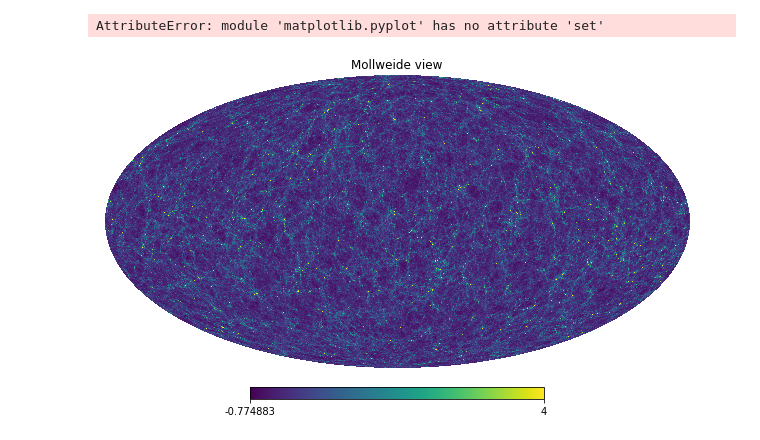
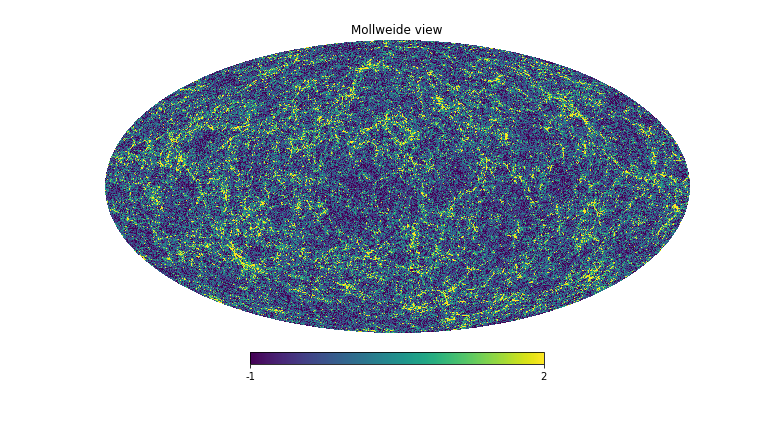
Before and after one commit to wurdahl/kSZfromPC, a Jupyter notebook: Opening-FITS.ipynb, the cells around one changed output. Drawn from its saved outputs; the diff is of its cells as text; code cells hidden in the pictures.

```diff
--- a/Opening-FITS.ipynb
+++ b/Opening-FITS.ipynb
@@ -1,15 +1,13 @@
 # %%
 import matplotlib.pyplot as plt
-import matplo
-#%matplotlib inline
-plt.set('Agg')
+
+%matplotlib inline
-# %% [output]
-AttributeError: module 'matplotlib.pyplot' has no attribute 'set'
 # %%
 import numpy as np
 import healpy as hp
 # %%
 o = hp.read_map("overdensity.fits")
-hp.mollview(o,xsize=6400, max=4)
+o2 = hp.read_map("overdensity_NS_384_R_256_P_768.fits")
+hp.mollview(o2,xsize=6400, max=2)
 # %% [output]
-[figure, old version]
+[figure, new version]
```
Also changed, not shown: parts of 8 cells of this notebook, 7 other files.
